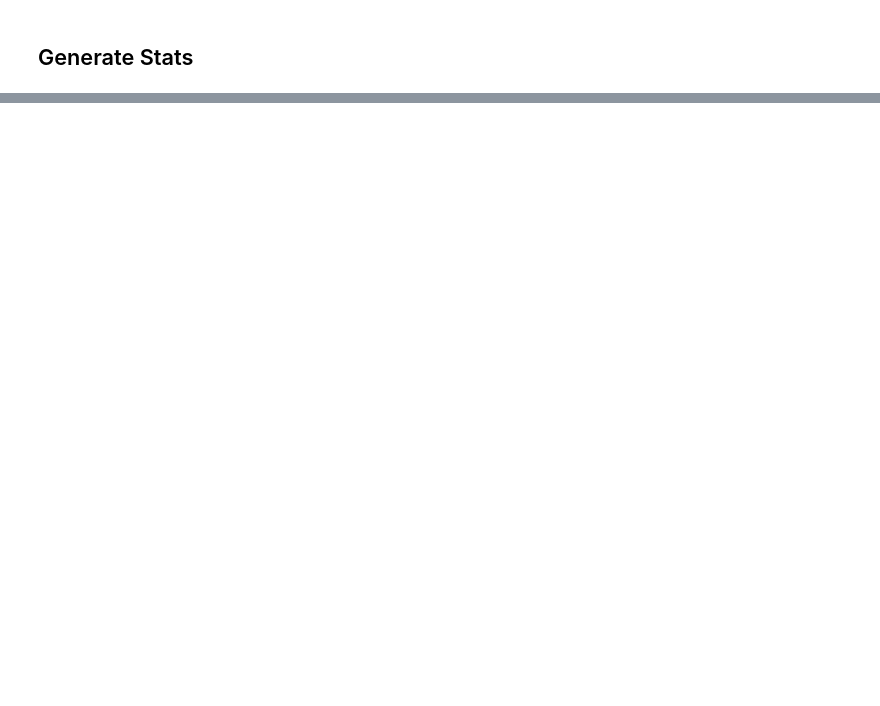
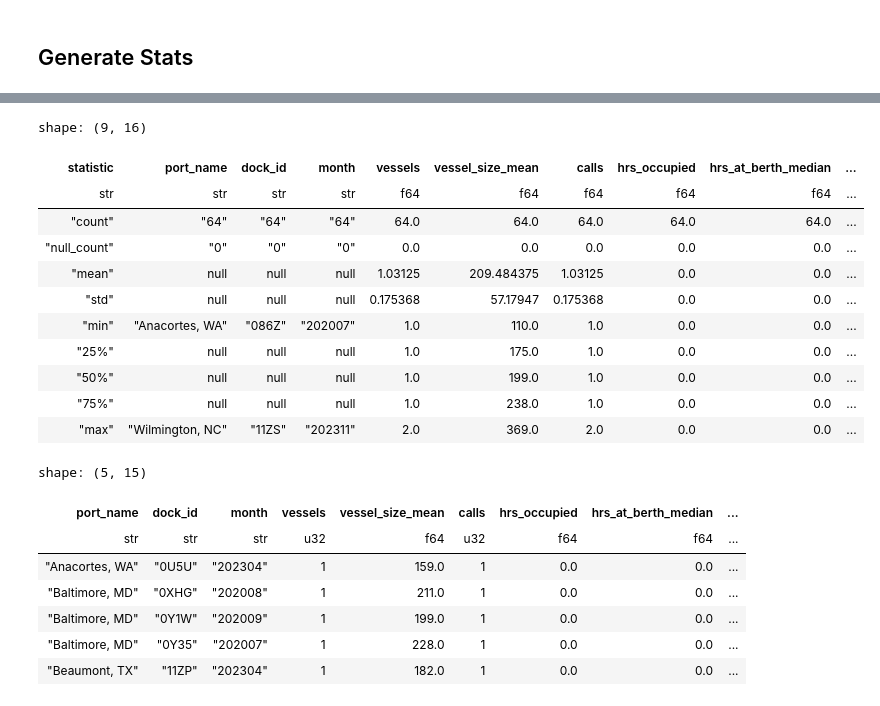
Before and after one commit to epistemetrica/Port-Performance-Project, a Jupyter notebook: port_stats.ipynb, the cells around one changed output, grey strips where cells are left out. Saved outputs shown, nothing was run; the diff lists cells and outputs as text; code cells hidden in the pictures; blank space fills up the shorter version.

Commit message:
dev port stats

```diff
--- a/port_stats.ipynb
+++ b/port_stats.ipynb
@@ -315,11 +166,23 @@ shape: (40, 2)
+# %%
+#drop calls with unrealistic times
+calls_df = (
+    calls_df.filter(
+        #zero time in port waters
+        pl.col('hrs_in_port_waters') == 0,
+        #zero time at berth
+        pl.col('hrs_at_berth') == 0,
+        #zero time to dock
+        #pl.col('hrs_to_dock') == 0,
+    )
+)
 # %%
 #create monthly stats dataframe
 monththly_df = (
-    calls_lf
+    calls_df
     #get month from docking time
     .with_columns(
         #extract month from docking time
-        month = pl.col('docking_time').dt.strftime('%Y%m')
+        month = pl.col('time_arrival').dt.strftime('%Y%m')
     )
     #group by port dock and month
     .group_by(['port_name', 'dock_id', 'month'])
@@ -329,7 +192,7 @@ monththly_df = (
         #mean vessel size
         vessel_size_mean = pl.mean('vessel_size'),
         #count number of vessel calls
-        calls = pl.n_unique('docking_id'),
+        calls = pl.n_unique('call_id'),
         #time at dock stats for each vessel in hours
         hrs_occupied = pl.sum('hrs_at_berth'),
         hrs_at_berth_median = pl.median('hrs_at_berth'),
@@ -338,33 +201,54 @@ monththly_df = (
         hrs_at_anchor_median = pl.median('hrs_at_anchor'),
         hrs_at_anchor_mean = pl.mean('hrs_at_anchor'),
         #time in port waters
         hrs_in_port_waters_total = pl.sum('hrs_in_port_waters'),
         hrs_in_port_waters_mean = pl.mean('hrs_in_port_waters'),
         hrs_in_port_waters_median = pl.median('hrs_in_port_waters')
     )
     #get hours from each month
     .with_columns(
         hrs_in_month = (
-            pl.when(pl.col('month').str.tail(2).is_in(['01', '03', '05', '07', '08', '10', '12']))
+            pl.when(pl.col('month').str.tail(2).is_in(['01', '03', '05', '07',
+                                                       '08', '10', '12']))
             .then(31*24)
             .when(pl.col('month').str.tail(2).is_in(['04', '06', '09', '11']))
             .then(30*24)
             .otherwise(28*24)
         )
     )
     .with_columns(
         #dock utilization - percentage of time a dock is occupied
         utilization = (
             pl.col('hrs_occupied')/pl.col('hrs_in_month')
         )
     )
     #drop hours in month
     .drop('hrs_in_month')
     #sort by port dock then month
     .sort(['port_name', 'dock_id', 'month'])
-    #collect
-    .collect()
 )
 
 #inspect
+display(monththly_df.describe())
 monththly_df.head()
+# %% [output]
+shape: (9, 16)
+| statistic | port_name | dock_id | month | vessels | vessel_size_mean | calls | hrs_occupied | hrs_at_berth_median | ... |
+| str | str | str | str | f64 | f64 | f64 | f64 | f64 | ... |
+| "count" | "64" | "64" | "64" | 64.0 | 64.0 | 64.0 | 64.0 | 64.0 | ... |
+| "null_count" | "0" | "0" | "0" | 0.0 | 0.0 | 0.0 | 0.0 | 0.0 | ... |
+| "mean" | null | null | null | 1.03125 | 209.484375 | 1.03125 | 0.0 | 0.0 | ... |
+| "std" | null | null | null | 0.175368 | 57.17947 | 0.175368 | 0.0 | 0.0 | ... |
+| "min" | "Anacortes, WA" | "086Z" | "202007" | 1.0 | 110.0 | 1.0 | 0.0 | 0.0 | ... |
+| "25%" | null | null | null | 1.0 | 175.0 | 1.0 | 0.0 | 0.0 | ... |
+| "50%" | null | null | null | 1.0 | 199.0 | 1.0 | 0.0 | 0.0 | ... |
+| "75%" | null | null | null | 1.0 | 238.0 | 1.0 | 0.0 | 0.0 | ... |
+| "max" | "Wilmington, NC" | "11ZS" | "202311" | 2.0 | 369.0 | 2.0 | 0.0 | 0.0 | ... |
+shape: (5, 15)
+| port_name | dock_id | month | vessels | vessel_size_mean | calls | hrs_occupied | hrs_at_berth_median | ... |
+| str | str | str | u32 | f64 | u32 | f64 | f64 | ... |
+| "Anacortes, WA" | "0U5U" | "202304" | 1 | 159.0 | 1 | 0.0 | 0.0 | ... |
+| "Baltimore, MD" | "0XHG" | "202008" | 1 | 211.0 | 1 | 0.0 | 0.0 | ... |
+| "Baltimore, MD" | "0Y1W" | "202009" | 1 | 199.0 | 1 | 0.0 | 0.0 | ... |
+| "Baltimore, MD" | "0Y35" | "202007" | 1 | 228.0 | 1 | 0.0 | 0.0 | ... |
+| "Beaumont, TX" | "11ZP" | "202304" | 1 | 182.0 | 1 | 0.0 | 0.0 | ... |
```
Also changed, not shown: parts of 15 cells of this notebook, 1 other file.
